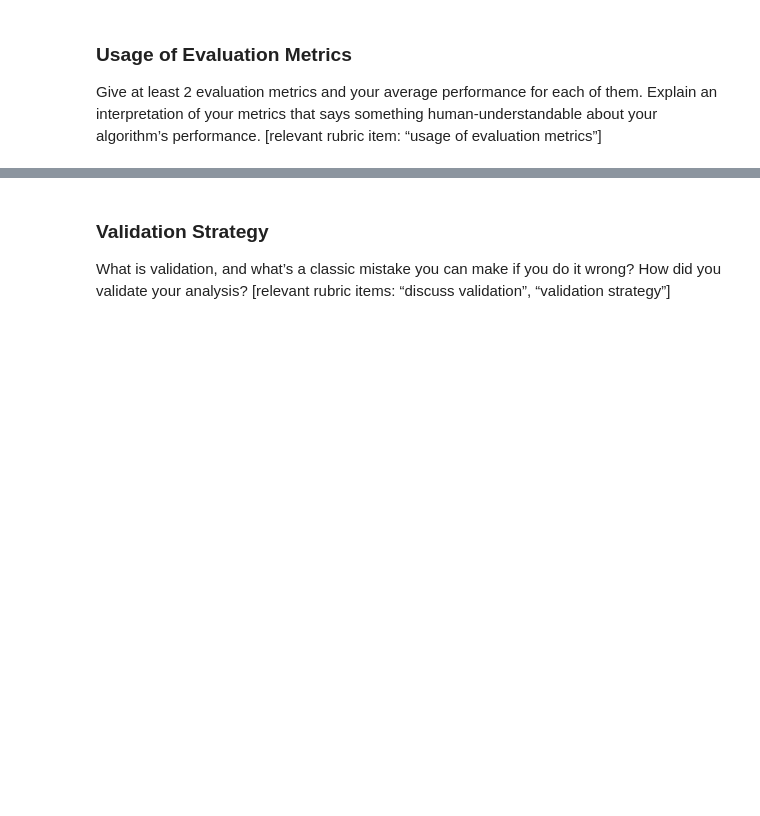
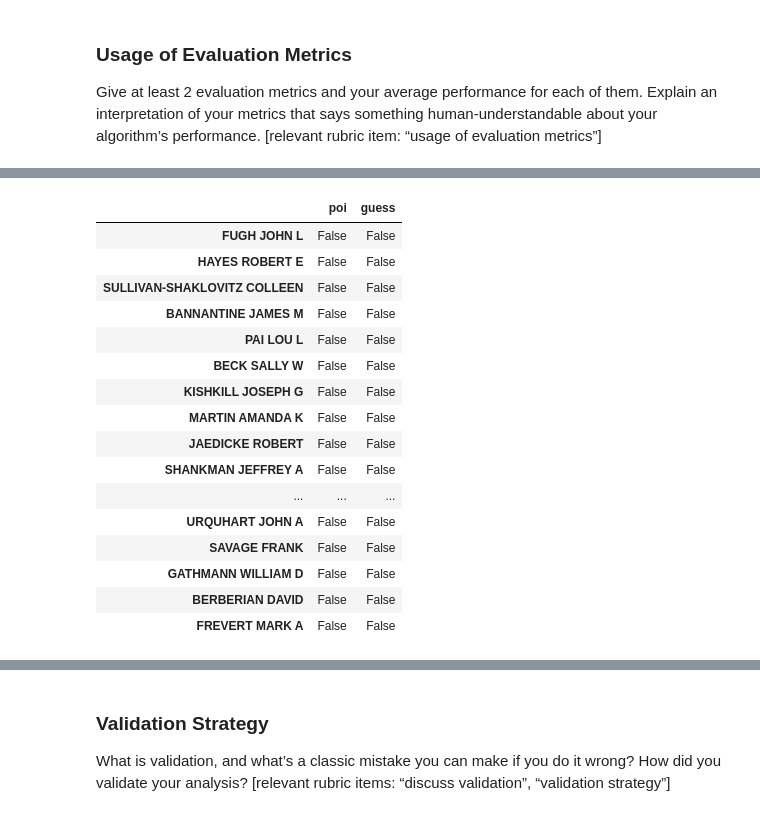
Before and after one commit to lizkalina/poi-classifier, a Jupyter notebook: Identify Fraud from Enron Email-V2.ipynb, the cells around one changed output, grey strips where cells are left out. Cells and saved outputs as stored; diff of their text form; code cells hidden in the pictures; blank space fills up the shorter version.

```diff
--- a/Identify Fraud from Enron Email-V2.ipynb
+++ b/Identify Fraud from Enron Email-V2.ipynb
@@ -568,3 +532,24 @@ output[(output.poi == False) & (output.guess == True)]
+# %%
+# TRUE NEGATIVES
+output[(output.poi == False) & (output.guess == False)]
+# %% [output]
+|  | poi | guess |
+| FUGH JOHN L | False | False |
+| HAYES ROBERT E | False | False |
+| SULLIVAN-SHAKLOVITZ COLLEEN | False | False |
+| BANNANTINE JAMES M | False | False |
+| PAI LOU L | False | False |
+| BECK SALLY W | False | False |
+| KISHKILL JOSEPH G | False | False |
+| MARTIN AMANDA K | False | False |
+| JAEDICKE ROBERT | False | False |
+| SHANKMAN JEFFREY A | False | False |
+| ... | ... | ... |
+| URQUHART JOHN A | False | False |
+| SAVAGE FRANK | False | False |
+| GATHMANN WILLIAM D | False | False |
+| BERBERIAN DAVID | False | False |
+| FREVERT MARK A | False | False |
 # %%
 data.loc[['KOENIG MARK E','RICE KENNETH D','DELAINEY DAVID W'],:]
 # %% [output]
```
Also changed, not shown: parts of 25 cells of this notebook.
